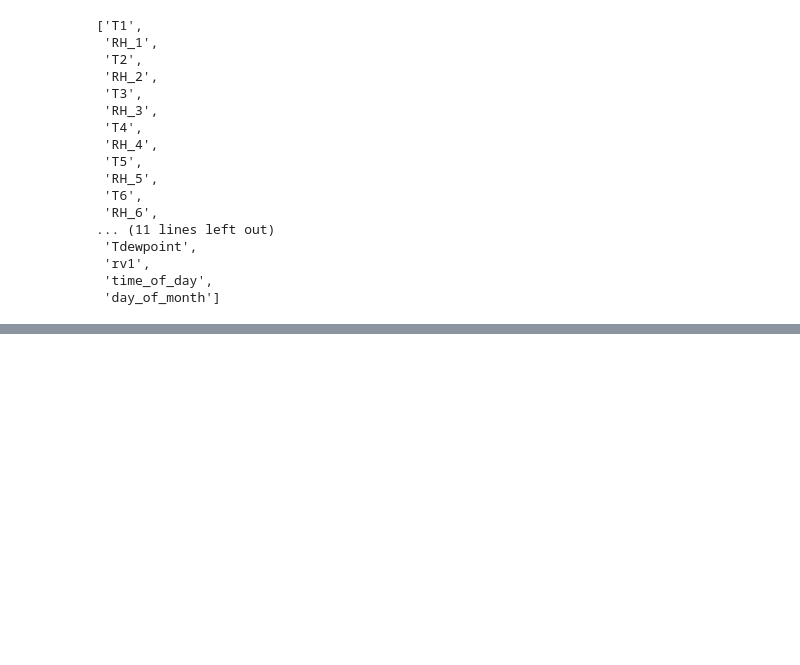
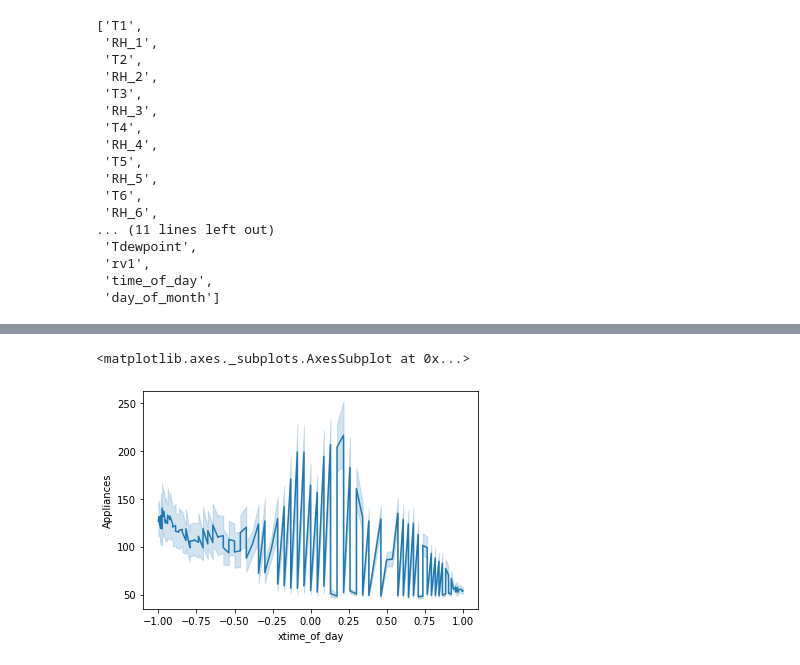
Before and after one commit to mahin-arvind/Appliance-Energy-Prediction, a Jupyter notebook: Appliance_Energy_Prediction.ipynb, the cells around one changed output, grey strips where cells are left out. Cells and saved outputs as stored; diff of their text form; code cells hidden in the pictures; blank space fills up the shorter version.

```diff
--- a/Appliance_Energy_Prediction.ipynb
+++ b/Appliance_Energy_Prediction.ipynb
@@ -382,0 +412,5 @@ plt.show()
+# %%
+sns.lineplot(y= df['Appliances'],x = df['xtime_of_day'])
+# %% [output]
+<matplotlib.axes._subplots.AxesSubplot at 0x...>
+[figure, added]
```
Also changed, not shown: parts of 37 cells of this notebook.
